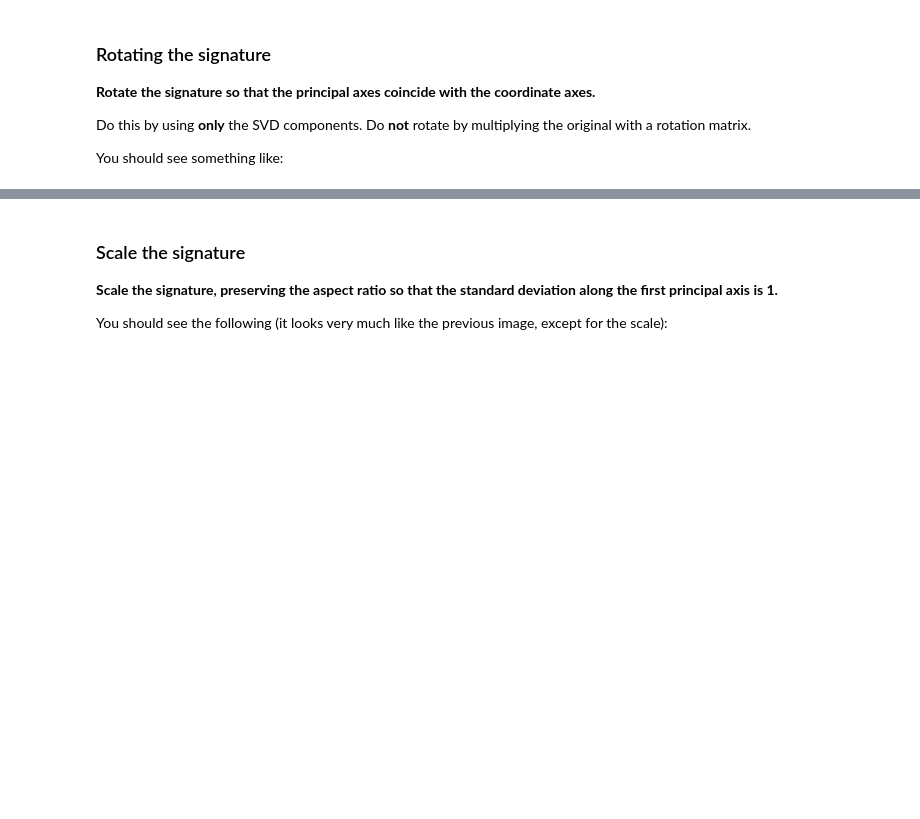
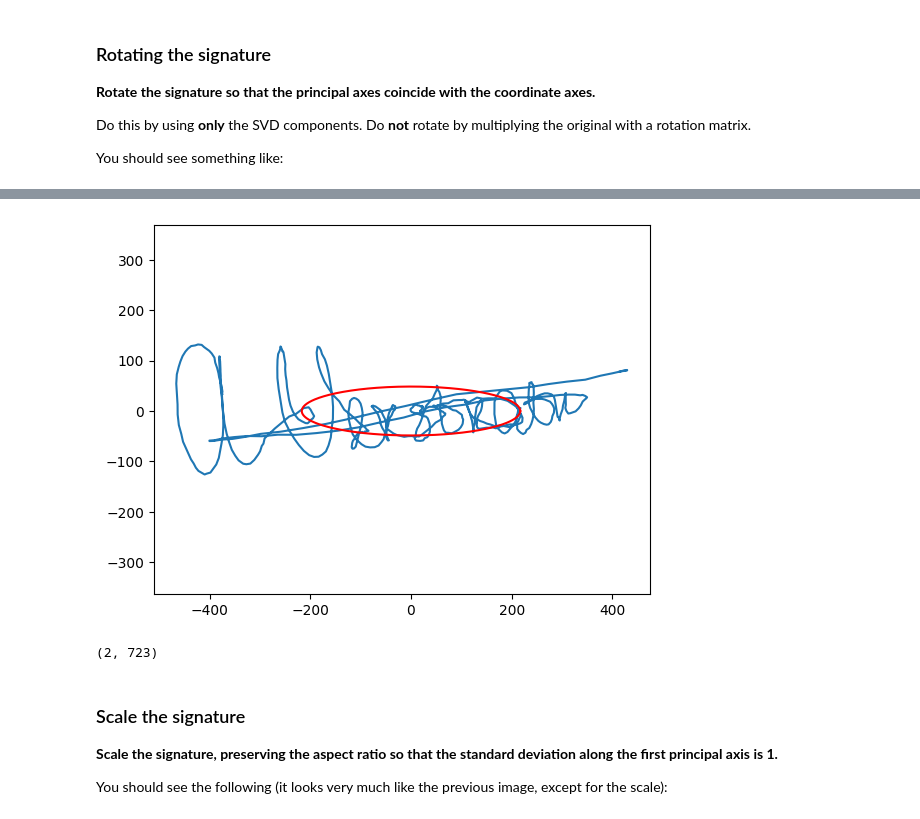
Before and after one commit to Obakeng-Mogale/cs315-assign-1, a Jupyter notebook: assign1/src/assign1.ipynb, the cells around one changed output, grey strips where cells are left out. Cells and saved outputs as stored; diff of their text form; code cells hidden in the pictures; blank space fills up the shorter version.

```diff
--- a/assign1/src/assign1.ipynb
+++ b/assign1/src/assign1.ipynb
@@ -324,19 +329,22 @@ display(Image(filename='../resources/images/sign_rot.png'))
 # %%
 # Insert code to produce the image above
 """
 s is the singular values in vector form
 """
 
 """
 we are looking for the principal axis scores
 """
-new_sign = np.dot(np.diag(s),vh)
+new_sign = np.dot(u.T,sign)
 ell_r = (np.diag(s)/np.sqrt(n)).dot(circ)
 plt.plot(new_sign[0,:], new_sign[1,:])
 plt.plot(ell_r[0,:],ell_r[1,:], c = "red")
 plt.axis("equal")
 plt.show()
 vh.shape
+# %% [output]
+[figure, added]
+(2, 723)
 # %% [markdown]
 ### Scale the signature
 
```
Also changed, not shown: parts of 42 cells of this notebook, 8 other files.
